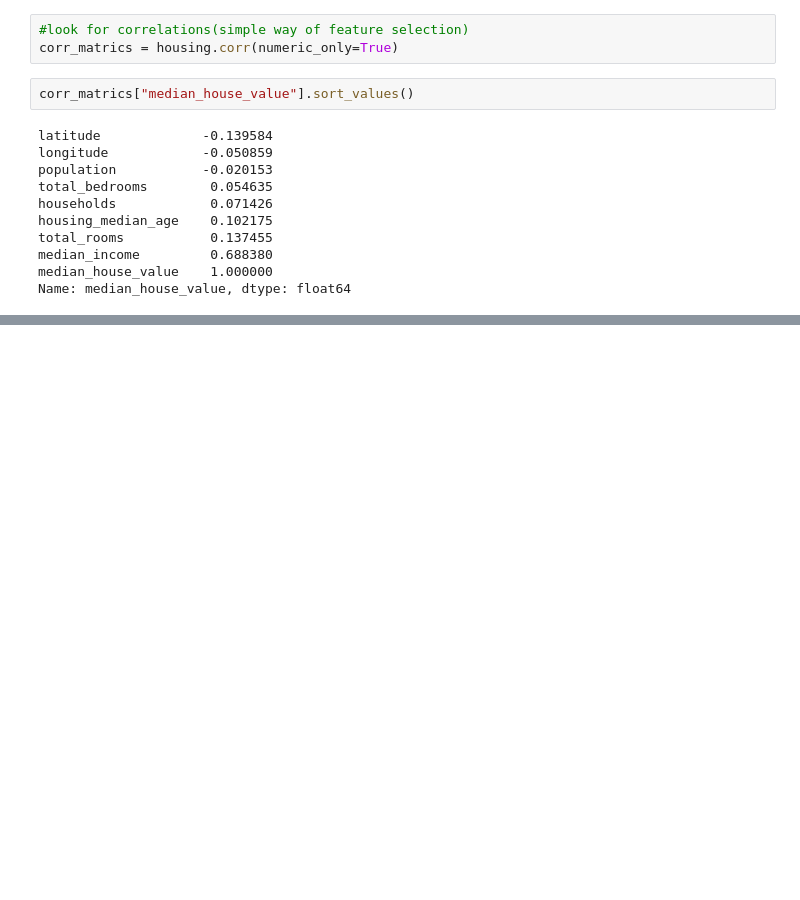
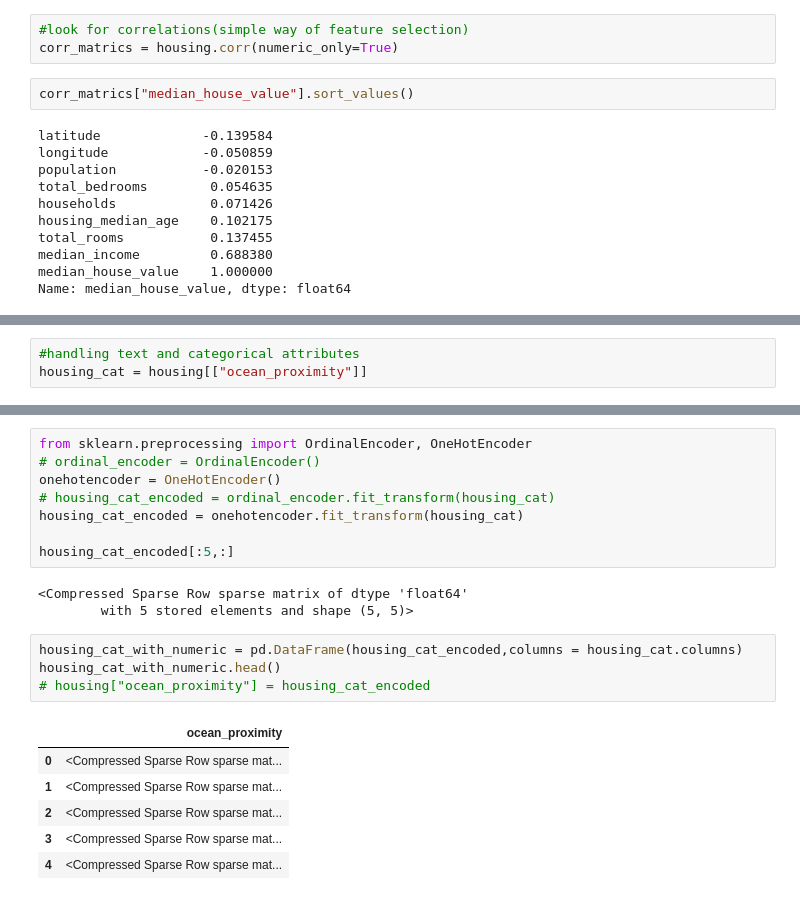
Before and after one commit to learning-log/DataPreprocessing_wrangling, a Jupyter notebook: SupervisedUnsupervised/check.ipynb, the cells around one changed output, grey strips where cells are left out. Saved outputs shown, nothing was run; the diff lists cells and outputs as text; blank space fills up the shorter version.

```diff
--- a/SupervisedUnsupervised/check.ipynb
+++ b/SupervisedUnsupervised/check.ipynb
@@ -133,0 +221,3 @@ Name: median_house_value, dtype: float64
+# %%
+#handling text and categorical attributes
+housing_cat = housing[["ocean_proximity"]]
@@ -133,0 +234,22 @@ Name: median_house_value, dtype: float64
+# %%
+from sklearn.preprocessing import OrdinalEncoder, OneHotEncoder
+# ordinal_encoder = OrdinalEncoder()
+onehotencoder = OneHotEncoder()
+# housing_cat_encoded = ordinal_encoder.fit_transform(housing_cat)
+housing_cat_encoded = onehotencoder.fit_transform(housing_cat)
+
+housing_cat_encoded[:5,:]
+# %% [output]
+<Compressed Sparse Row sparse matrix of dtype 'float64'
+        with 5 stored elements and shape (5, 5)>
+# %%
+housing_cat_with_numeric = pd.DataFrame(housing_cat_encoded,columns = housing_cat.columns)
+housing_cat_with_numeric.head()
+# housing["ocean_proximity"] = housing_cat_encoded
+# %% [output]
+|  | ocean_proximity |
+| 0 | <Compressed Sparse Row sparse mat... |
+| 1 | <Compressed Sparse Row sparse mat... |
+| 2 | <Compressed Sparse Row sparse mat... |
+| 3 | <Compressed Sparse Row sparse mat... |
+| 4 | <Compressed Sparse Row sparse mat... |
```
Also changed, not shown: parts of 31 cells of this notebook, 1 other file.
